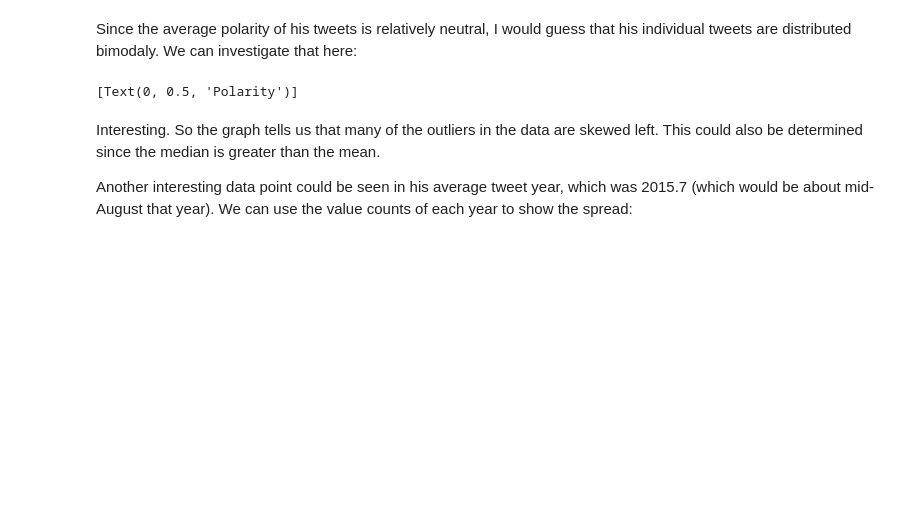
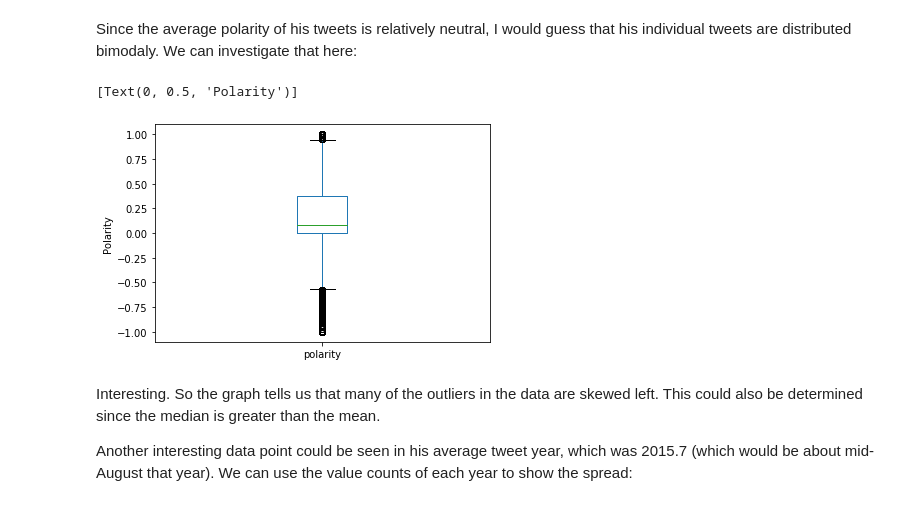
Before and after one commit to Data-Science-for-Linguists-2020/Sentiment-Analysis-of-Trump-Tweets, a Jupyter notebook: code/project_code.ipynb, the cells around one changed output. Saved outputs shown, nothing was run; the diff lists cells and outputs as text; code cells hidden in the pictures; blank space fills up the shorter version.

```diff
--- a/code/project_code.ipynb
+++ b/code/project_code.ipynb
@@ -15,6 +15,10 @@ from textblob import TextBlob as tb ##TextBlob object will allow for quick senti
 
 from IPython.core.interactiveshell import InteractiveShell
 InteractiveShell.ast_node_interactivity = "all"
+# %%
+import matplotlib
+import matplotlib.pyplot as plt
+imgdir = "../images/"
 # %% [markdown]
 ## Basic Data Processing
 
@@ -77,0 +84,13 @@ tweets.head() #preview df
+# %%
+#Define polarity label function
+def polarity_label(p):
+    if p <= -.5: return 'L' #low returns L
+    elif p > -.5 and p < 0: return 'LN' #low-neutral returns LN
+    elif p >= 0 and p < .5: return 'HN' #high-neutral returns HN
+    else: return 'H' #high returns H
+
+#test method
+polarity_label(-.5)
+polarity_label(-.01)
+polarity_label(.0)
+polarity_label(.5)
@@ -77,0 +104,7 @@ tweets.head() #preview df
+# %%
+#create map of polarity labels
+polarity_labels = tweets.polarity.map(lambda x: polarity_label(x))
+
+#add map to dataframe
+tweets['polarity_label'] = polarity_labels
+tweets.head()
@@ -338,9 +378,12 @@ tweets.describe()
 Since the average polarity of his tweets is relatively neutral, I would guess that his individual tweets are distributed bimodaly. We can investigate that here:
 # %%
 #print box graph of polarities
+fig = plt.figure()
 tweets['polarity'].plot(kind='box').set(ylabel='Polarity')
+fig.savefig(imgdir + 'polarity_box.png')
 # %% [output]
 [Text(0, 0.5, 'Polarity')]
+[figure, added]
 # %% [markdown]
 Interesting. So the graph tells us that many of the outliers in the data are skewed left. This could also be determined since the median is greater than the mean.
 
```
Also changed, not shown: parts of 20 cells of this notebook, 8 other files.
